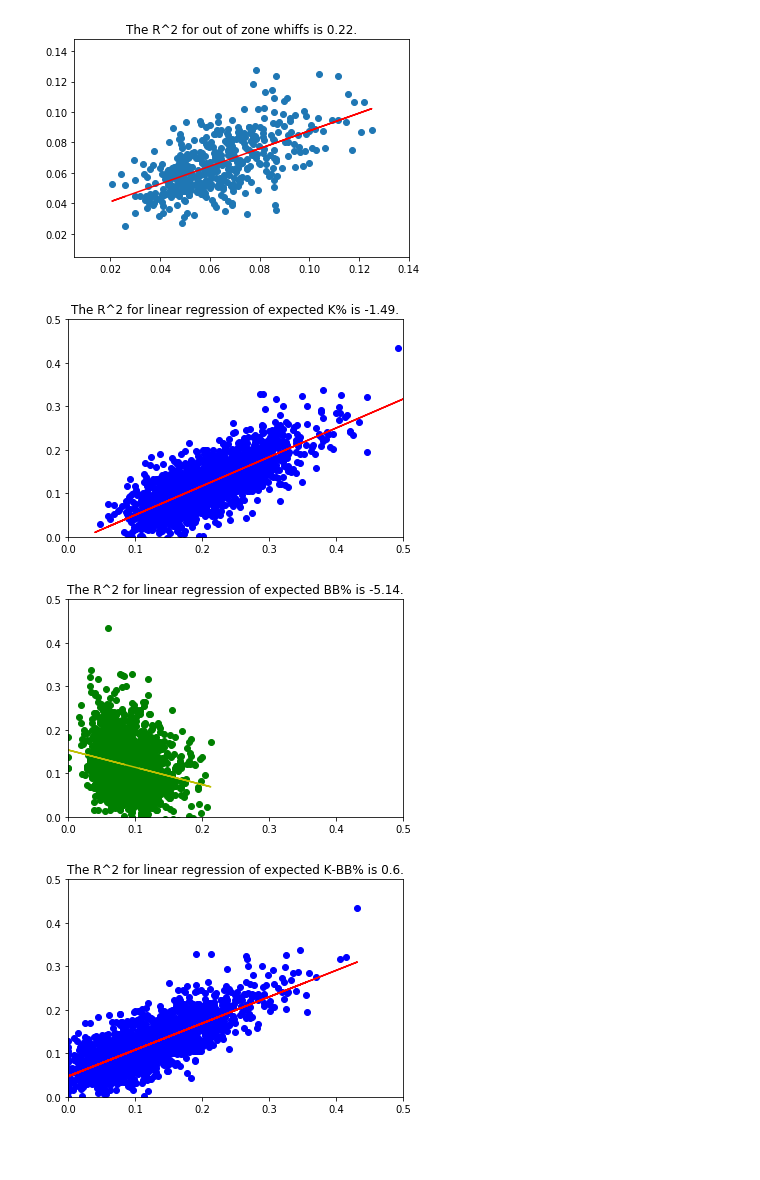
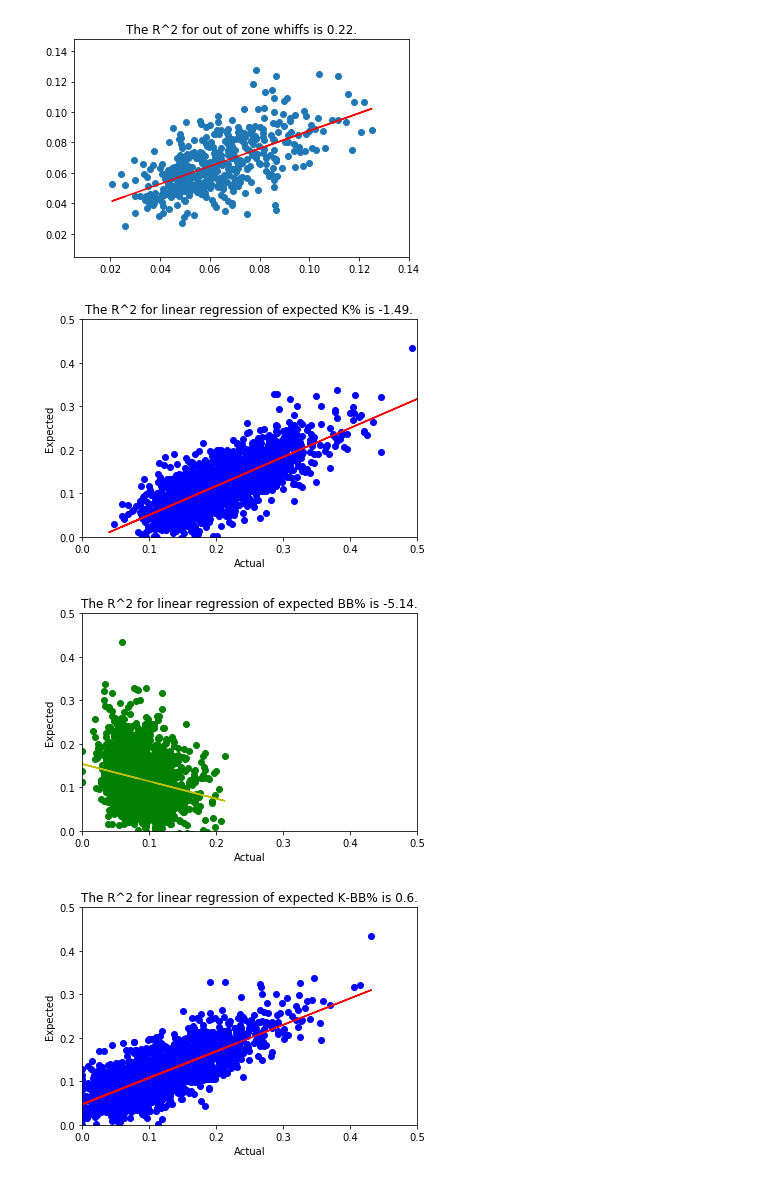
Before and after one commit to TrevorCap/Baseball, a Jupyter notebook: Baseball.ipynb, the cells around one changed output. Saved outputs shown, nothing was run; the diff lists cells and outputs as text; code cells hidden in the pictures; blank space fills up the shorter version.

```diff
--- a/Baseball.ipynb
+++ b/Baseball.ipynb
@@ -171,36 +174,42 @@ plt.figure(0)
 
 plt.scatter(kk, predictions, c='b')
 b, m = poly(kk, predictions, 1)
 plt.plot(kk, b + m * kk, '-', c='r')
 sp = mt.r2_score(kk, predictions)
 plt.title(f'The R^2 for linear regression of expected K% is {round(sp,2)}.')
 plt.xlim(0,0.5)
 plt.ylim(0, 0.5)
+plt.xlabel('Actual')
+plt.ylabel('Expected')
 plt.savefig('Outputs/lk.png')
 
 plt.figure(1)
 plt.scatter(bb, predict, c='g')
 b, m = poly(bb, predict, 1)
 plt.plot(bb, b + m * bb, '-', c='y')
 sm = mt.r2_score(bb, predict)
 plt.title(f'The R^2 for linear regression of expected BB% is {round(sm,2)}.')
 plt.xlim(0,0.5)
 plt.ylim(0, 0.5)
+plt.xlabel('Actual')
+plt.ylabel('Expected')
 plt.savefig('Outputs/lbb.png')
 
 plt.figure(2)
 plt.scatter(kb, predicts, c='b')
 b, m = poly(kb, predicts, 1)
 plt.plot(kb, b + m * kb, '-', c='r')
 sm = mt.r2_score(kb, predicts)
 plt.title(f'The R^2 for linear regression of expected K-BB% is {round(sm,2)}.')
 plt.xlim(0,0.5)
 plt.ylim(0, 0.5)
+plt.xlabel('Actual')
+plt.ylabel('Expected')
 plt.savefig('Outputs/lkbb.png')
 # %% [output]
-[figure, old version]
+[figure, new version]
-[figure, old version]
+[figure, new version]
-[figure, old version]
+[figure, new version]
 # %%
 pds = pd.read_csv("Resources/2019.csv")
 res = pd.read_csv("Resources/20192.csv")
```
Also changed, not shown: parts of 8 cells of this notebook, 14 other files.
